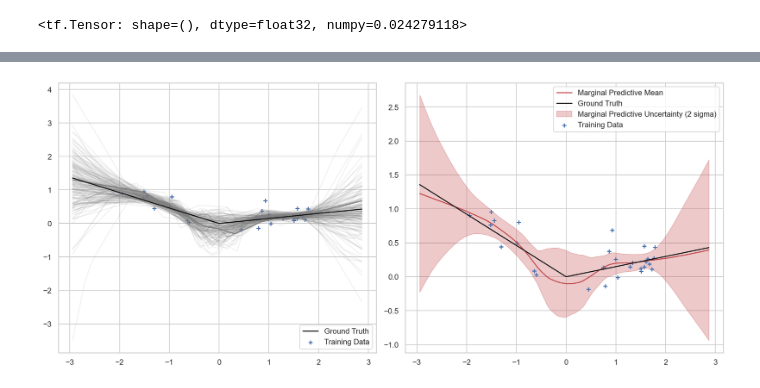
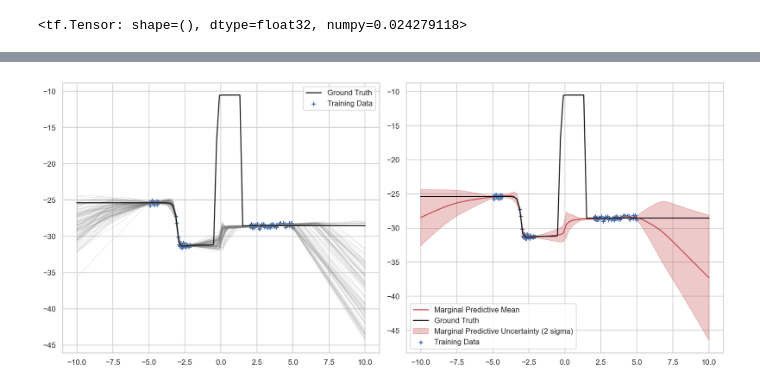
Before and after one commit to Bottledd/iREC, a Jupyter notebook: notebooks/Relative Entropy Coding with True Posterior.ipynb, the cells around one changed output, grey strips where cells are left out. Cells and saved outputs as stored; diff of their text form; code cells hidden in the pictures.

```diff
--- a/notebooks/Relative Entropy Coding with True Posterior.ipynb
+++ b/notebooks/Relative Entropy Coding with True Posterior.ipynb
@@ -289 +267,32 @@ train_ys, test_fs = bnn.sample_predictive(train_xs), bnn(test_xs)
+# %%
+import torch
+from models.BNNs.DeterministicNN import Deterministic_NN
+
+# create toy dataset
+torch.manual_seed(20)
+x = torch.cat([torch.Tensor(75).uniform_(-5, -2).sort()[0].reshape(-1, 1),
+               torch.Tensor(50).uniform_(2, 5).sort()[0].reshape(-1, 1)])
+i = 30
+x_data = torch.cat([x[0:i - 15], x[i + 14:]])
+
+# generate some data
+alpha, beta, num_nodes = .01, 25., 5
+
+# generate some data
+data_generator_model = Deterministic_NN(alpha=alpha, beta=beta, num_nodes=num_nodes)
+sampled_weights = data_generator_model.sample_weights_from_prior()
+data_generator_model.make_weights_from_sample(sampled_weights)
+y_data = data_generator_model(x_data).detach() + (
+        1 / data_generator_model.likelihood_beta ** 0.5) * torch.randn_like(
+    data_generator_model(x_data).detach())
+
+x_data = x_data.numpy().reshape(-1, 1)
+y_data = y_data.numpy().reshape(-1, 1)
+xs = torch.linspace(-10, 10, 100).numpy().reshape(-1, 1)
+ys = data_generator_model(torch.tensor(xs)).detach().flatten().numpy().reshape(-1, 1)
+# %%
+train_xs = tf.convert_to_tensor(x_data)
+train_ys = tf.convert_to_tensor(y_data)
+test_xs = tf.convert_to_tensor(xs)
+test_ys = tf.convert_to_tensor(ys)
 # %%
@@ -295,7 +304,10 @@ plt.show()
 # %%
 # Initialize the HMC transition kernel.
-num_results = int(10000)
-num_burnin_steps = int(5000)
+tf.random.set_seed(
+    0
+)
+num_results = int(5000)
+num_burnin_steps = int(1000)
 
 joint_log_prob = partial(bnn.joint_log_prob, xs=train_xs, ys=train_ys)
 
@@ -373,23 +385,23 @@ pred_std = tfm.sqrt(pred_var)
 # %%
 fig, axes = plt.subplots(1, 2, figsize=(14, 6))
 
 axes[0].plot(test_xs[:, 0].numpy(), preds.numpy(), c='gray', alpha=0.1)
-axes[0].plot(test_xs[:, 0].numpy(), test_fs[:, 0].numpy(), c='k', label='Ground Truth')
+axes[0].plot(test_xs[:, 0].numpy(), test_ys[:, 0].numpy(), c='k', label='Ground Truth')
 axes[0].scatter(train_xs[:, 0].numpy(), train_ys[:, 0].numpy(), marker='+', c='b', label="Training Data")
 
 axes[1].plot(test_xs[:, 0].numpy(), pred_mean.numpy(), c='r', label="Marginal Predictive Mean")
 axes[1].fill_between(test_xs[:, 0].numpy(),
                     (pred_mean + 2. * pred_std).numpy(),
                     (pred_mean - 2. * pred_std).numpy(),
                     color='r', alpha=0.3, label="Marginal Predictive Uncertainty (2 sigma)")
-axes[1].plot(test_xs[:, 0].numpy(), test_fs[:, 0].numpy(), c='k', label='Ground Truth')
+axes[1].plot(test_xs[:, 0].numpy(), test_ys[:, 0].numpy(), c='k', label='Ground Truth')
 axes[1].scatter(train_xs[:, 0].numpy(), train_ys[:, 0].numpy(), marker='+', c='b', label="Training Data")
 
 axes[0].legend()
 axes[1].legend()
 
 fig.tight_layout()
 fig.savefig('bnn_marginal_predictive.png')
 plt.show()
 # %% [output]
-[figure, old version]
+[figure, new version]
```
Also changed, not shown: parts of 6 cells of this notebook, 23 other files.
